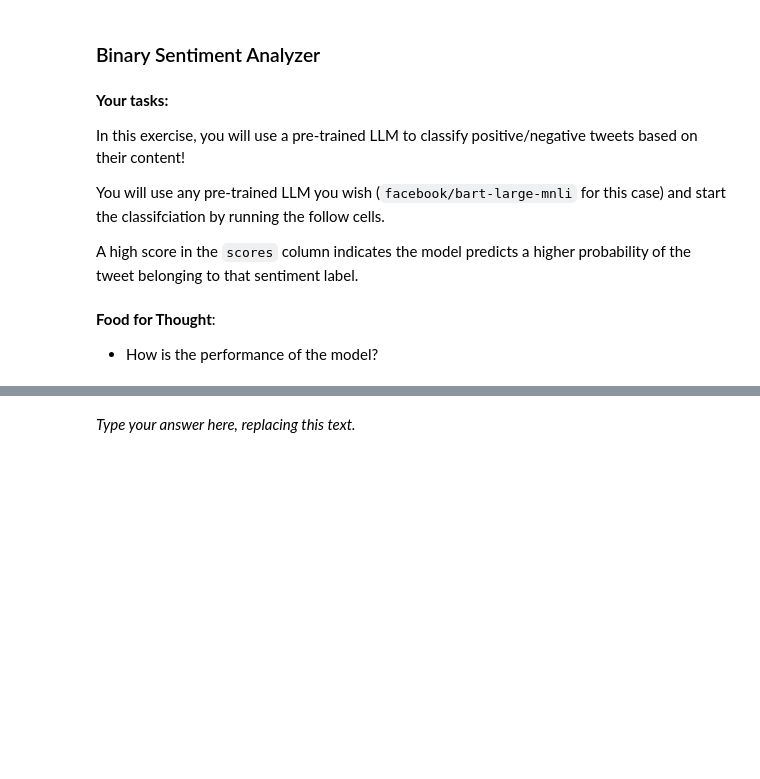
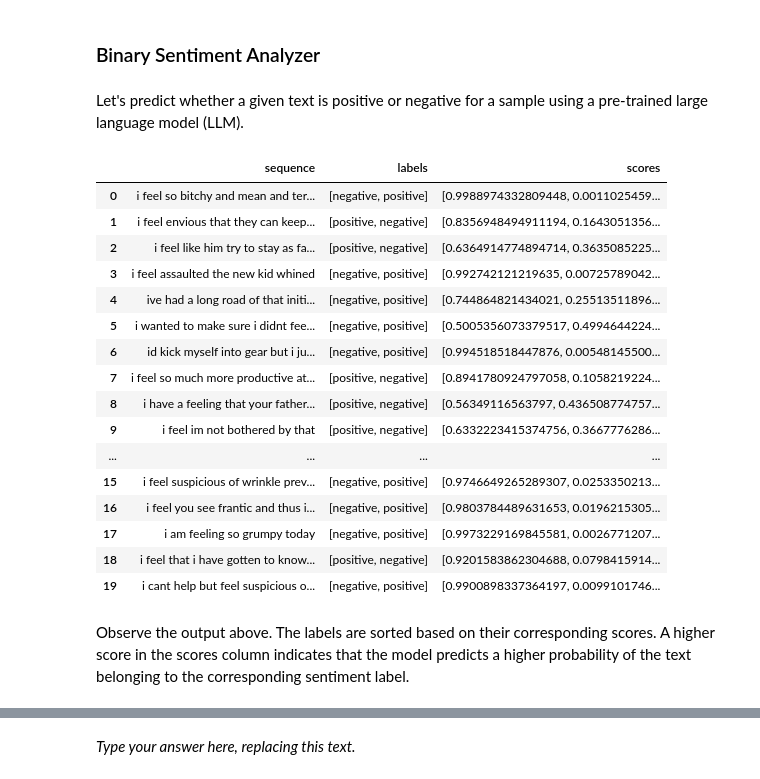
Before and after one commit to kvarada/Intro-to-ML-workshop, a Jupyter notebook: slides/downloads/exercise-03-language-model.ipynb, the cells around one changed output, grey strips where cells are left out. Drawn from its saved outputs; the diff is of its cells as text; code cells hidden in the pictures; blank space fills up the shorter version.

```diff
--- a/slides/downloads/exercise-03-language-model.ipynb
+++ b/slides/downloads/exercise-03-language-model.ipynb
@@ -17,6 +17,8 @@ import numpy.random as npr
 import pandas as pd
 
 from transformers import pipeline, AutoTokenizer
+
+pd.set_option('display.max_colwidth', 200)
 # %% [markdown]
 ## Getting Started with Kaggle Kernels
 <hr>
@@ -201,0 +211,6 @@ tweet_content[:10]
+# %%
+# Set up data
+text_data_file = "/kaggle/input/emotion-analysis-based-on-text/emotion_sentimen_dataset.csv"
+text_df = pd.read_csv(text_data_file, index_col=0)
+text = text_df['text'].tolist()
+text_df.drop(columns=['Emotion'])
@@ -202,20 +231,4 @@ tweet_content[:10]
 # %% [markdown]
 ### Binary Sentiment Analyzer
-# %% [markdown]
-**Your tasks:**
-
-In this exercise, you will use a pre-trained LLM to classify positive/negative tweets based on their content!
-
-You will use any pre-trained LLM you wish (`facebook/bart-large-mnli` for this case) and start the classifciation by running the follow cells.
-
-A high score in the `scores` column indicates the model predicts a higher probability of the tweet belonging to that sentiment label.
-# %%
-candidate_labels = ["positive", "negative"]
-tweet_content_subset = tweet_content[:50]
-
-results = sentiment_analyzer(classifier, tweet_content_subset, candidate_labels)
-results
-# %% [markdown]
-**Food for Thought**:
-
-- How is the performance of the model?
+# %% [markdown]
+Let's predict whether a given text is positive or negative for a sample using a pre-trained large language model (LLM).
@@ -221,0 +244,23 @@ results
+# %%
+results = sentiment_analyzer(classifier, text[100:120], candidate_labels)
+results
+# %% [output]
+|  | sequence | labels | scores |
+| 0 | i feel so bitchy and mean and ter... | [negative, positive] | [0.9988974332809448, 0.0011025459... |
+| 1 | i feel envious that they can keep... | [positive, negative] | [0.8356948494911194, 0.1643051356... |
+| 2 | i feel like him try to stay as fa... | [positive, negative] | [0.6364914774894714, 0.3635085225... |
+| 3 | i feel assaulted the new kid whined | [negative, positive] | [0.992742121219635, 0.00725789042... |
+| 4 | ive had a long road of that initi... | [negative, positive] | [0.744864821434021, 0.25513511896... |
+| 5 | i wanted to make sure i didnt fee... | [negative, positive] | [0.5005356073379517, 0.4994644224... |
+| 6 | id kick myself into gear but i ju... | [negative, positive] | [0.994518518447876, 0.00548145500... |
+| 7 | i feel so much more productive at... | [positive, negative] | [0.8941780924797058, 0.1058219224... |
+| 8 | i have a feeling that your father... | [positive, negative] | [0.56349116563797, 0.436508774757... |
+| 9 | i feel im not bothered by that | [positive, negative] | [0.6332223415374756, 0.3667776286... |
+| ... | ... | ... | ... |
+| 15 | i feel suspicious of wrinkle prev... | [negative, positive] | [0.9746649265289307, 0.0253350213... |
+| 16 | i feel you see frantic and thus i... | [negative, positive] | [0.9803784489631653, 0.0196215305... |
+| 17 | i am feeling so grumpy today | [negative, positive] | [0.9973229169845581, 0.0026771207... |
+| 18 | i feel that i have gotten to know... | [positive, negative] | [0.9201583862304688, 0.0798415914... |
+| 19 | i cant help but feel suspicious o... | [negative, positive] | [0.9900898337364197, 0.0099101746... |
+# %% [markdown]
+Observe the output above. The labels are sorted based on their corresponding scores. A higher score in the scores column indicates that the model predicts a higher probability of the text belonging to the corresponding sentiment label.
```
Also changed, not shown: parts of 26 cells of this notebook, 14 other files.
